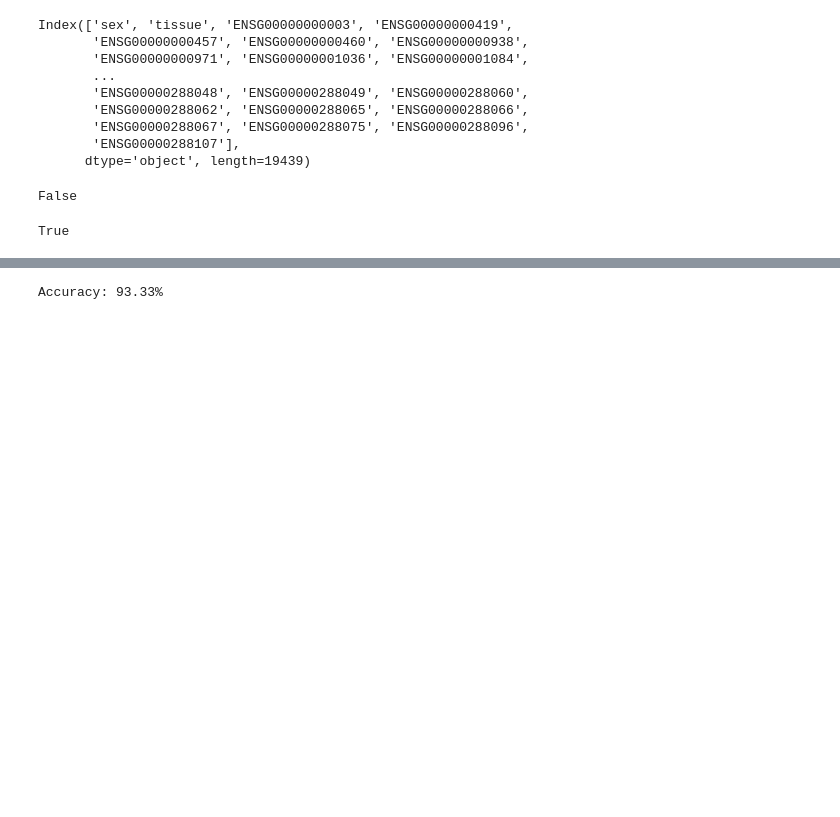
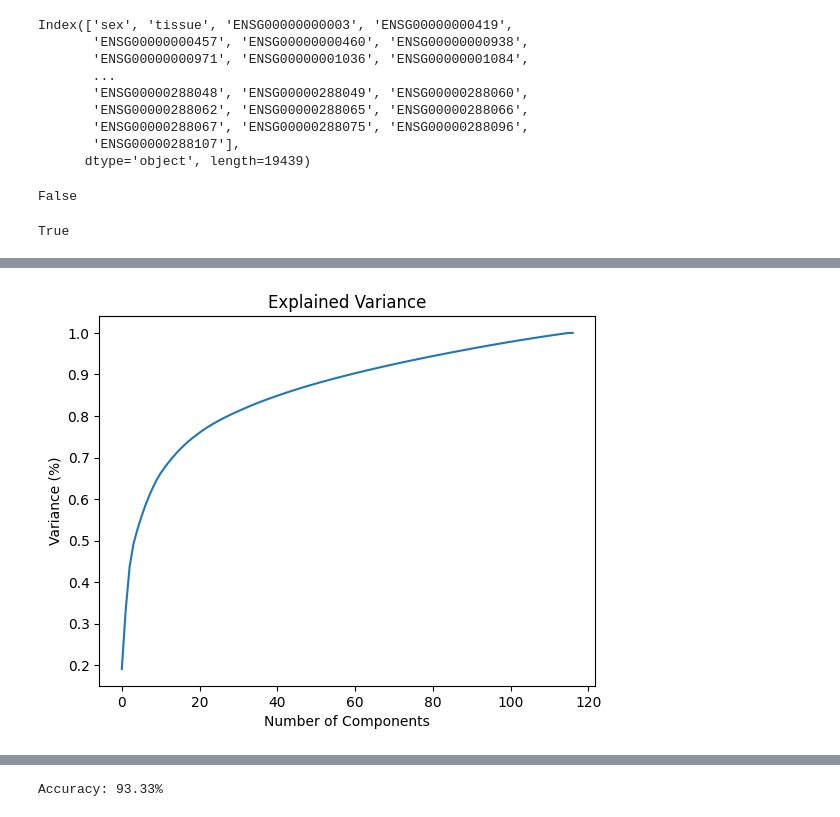
Before and after one commit to jamiecarnevale/GeneClassification-AD, a Jupyter notebook: MAYO Residual Counts Modeling V2.ipynb, the cells around one changed output, grey strips where cells are left out. Drawn from its saved outputs; the diff is of its cells as text; code cells hidden in the pictures; blank space fills up the shorter version.

```diff
--- a/MAYO Residual Counts Modeling V2.ipynb
+++ b/MAYO Residual Counts Modeling V2.ipynb
@@ -26,2 +16,0 @@ df.head(10)
-# %%
-df2 = df.T
@@ -40,5 +16,0 @@ df2.reset_index(inplace=True)
-# %%
-df2.columns = df2.iloc[0]
-df2 = df2[1:]
-# %%
-df2.rename(columns={'feature':'ID'}, inplace=True)
@@ -341,3 +324,18 @@ preprocessor = ColumnTransformer(
 
 # Divide data into train and test sets
 X_train, X_test, y_train, y_test = train_test_split(X, y, test_size=0.2, random_state=42)
+# %%
+X_train_preprocessed = preprocessor.fit_transform(X_train)
+# %%
+# Fit PCA on your preprocessed data
+pca = PCA().fit(X_train_preprocessed)
+
+# Plot the explained variance ratio
+plt.figure()
+plt.plot(np.cumsum(pca.explained_variance_ratio_))
+plt.xlabel('Number of Components')
+plt.ylabel('Variance (%)')
+plt.title('Explained Variance')
+plt.show()
+# %% [output]
+[figure, added]
```
Also changed, not shown: parts of 26 cells of this notebook, 4 other files.
